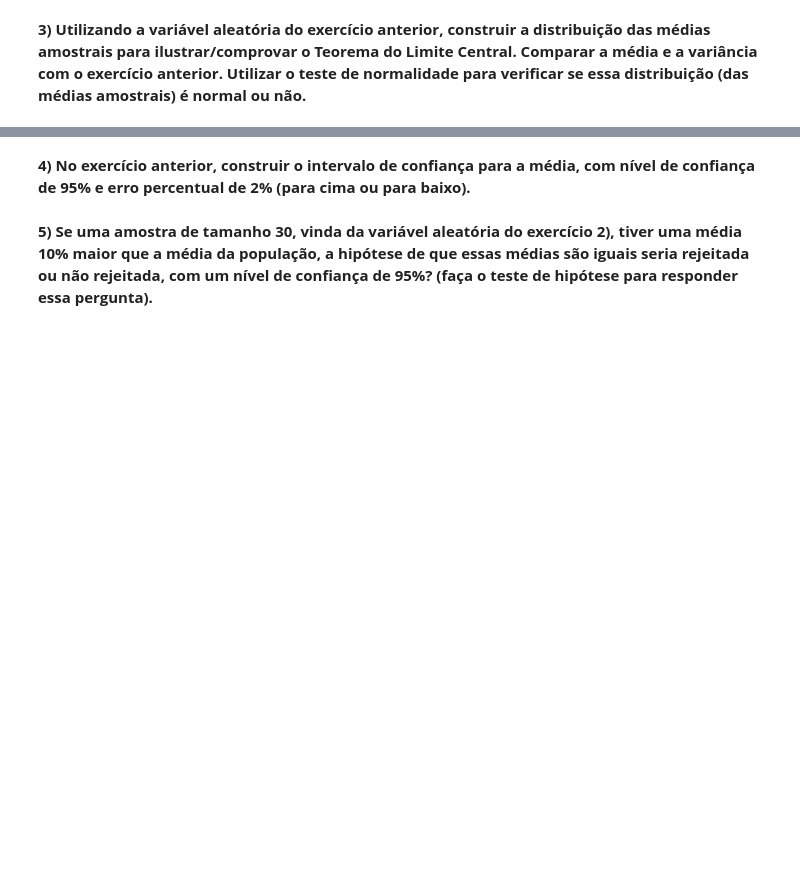
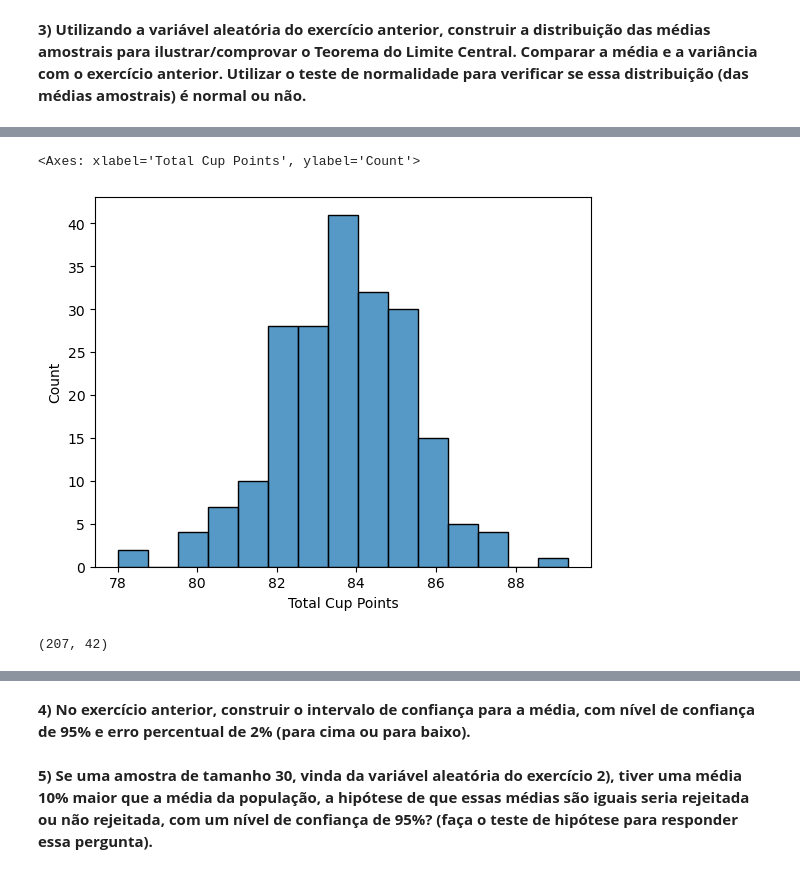
Before and after one commit to brunoopinheiro/ada-datascience-project-iv, a Jupyter notebook: Projeto_Estatística.ipynb, the cells around one changed output, grey strips where cells are left out. Drawn from its saved outputs; the diff is of its cells as text; code cells hidden in the pictures; blank space fills up the shorter version.

```diff
--- a/Projeto_Estatística.ipynb
+++ b/Projeto_Estatística.ipynb
@@ -143,9 +123,9 @@ max       89.330000
 Name: Total Cup Points, dtype: float64
 # %%
 # Escolhendo a feature
-dataset['Total Cup Points'] = dataset['Total Cup Points'].round()
+dataset['Rounded_Total_Cup_Points'] = dataset['Total Cup Points'].round()
 
-value_counts = dataset["Total Cup Points"].value_counts()
+value_counts = dataset["Rounded_Total_Cup_Points"].value_counts()
 probabilities = value_counts / value_counts.sum()
 
 print(probabilities)
@@ -234,0 +252,9 @@ stats.norm.cdf(1)
+# %%
+sns.histplot(dataset['Total Cup Points'])
+# %% [output]
+<Axes: xlabel='Total Cup Points', ylabel='Count'>
+[figure, added]
+# %%
+dataset.shape
+# %% [output]
+(207, 42)
```
Also changed, not shown: parts of 18 cells of this notebook.
